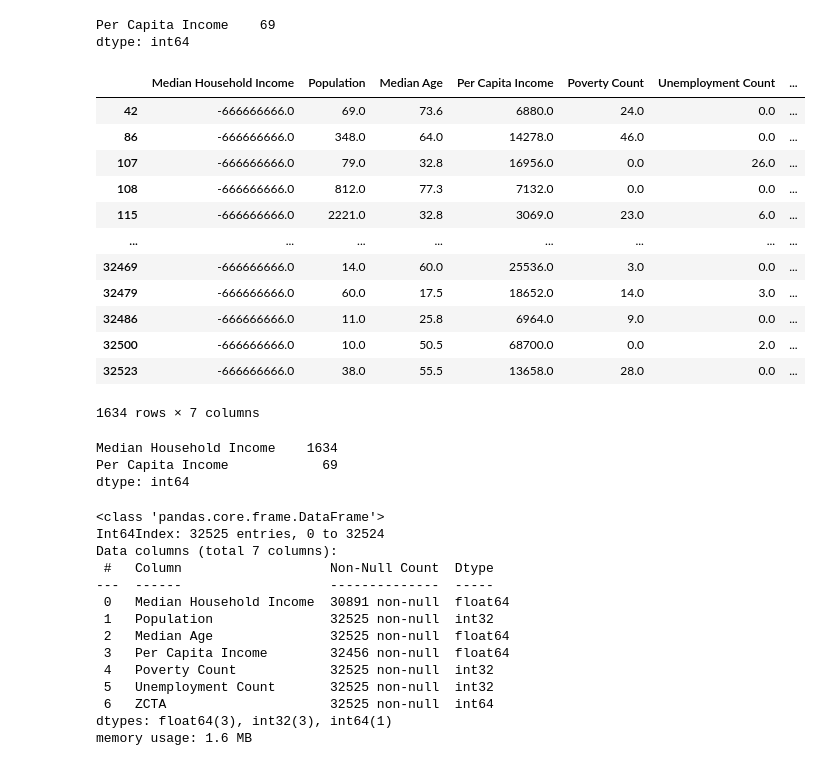
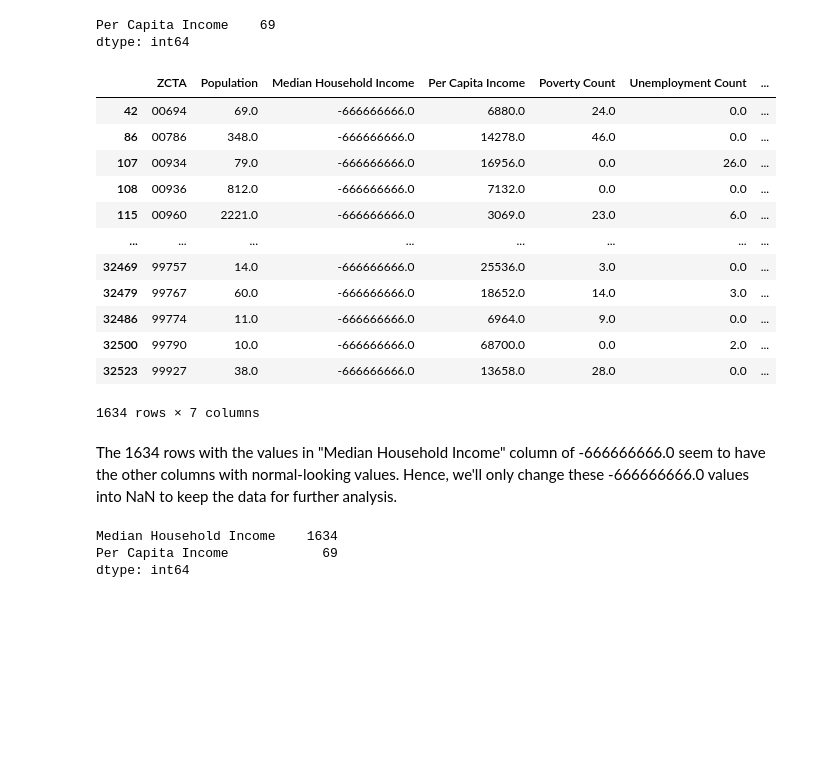
Before and after one commit to poojaisabelle/ETL-Project, a Jupyter notebook: 02_transform_census/02_transform_census_pooja.ipynb, the cells around one changed output. Cells and saved outputs as stored; diff of their text form; code cells hidden in the pictures; blank space fills up the shorter version.

```diff
--- a/02_transform_census/02_transform_census_pooja.ipynb
+++ b/02_transform_census/02_transform_census_pooja.ipynb
@@ -3,8 +3,8 @@
 import pandas as pd
 import numpy as np
 # %%
-#1 Read in census csv
-census_data = pd.read_csv("../00_input/census_data.csv")
+# 1 Read in census csv
+census_data = pd.read_csv("../00_input/census_data.csv", dtype={'ZCTA': 'str'})
 census_data.head()
 # %% [output]
 |  | Median Household Income | Population | Median Age | Per Capita Income | Poverty Count | Unemployment Count | ... |
@@ -13,3 +13,8 @@ census_data.head()
 | 2 | 16603.0 | 48814.0 | 41.1 | 11307.0 | 24337.0 | 3124.0 | ... |
 | 3 | 12832.0 | 6437.0 | 43.3 | 5943.0 | 4163.0 | 230.0 | ... |
 | 4 | 19309.0 | 27073.0 | 42.1 | 10220.0 | 11724.0 | 1290.0 | ... |
+# %%
+# Column Reordering
+census_data = census_data[["ZCTA", "Population", "Median Household Income", "Per Capita Income",
+                           "Poverty Count", "Unemployment Count", "Median Age"]]
+census_data.head()
@@ -52,5 +101,5 @@ df_age.head()
 # %%
-#3 Drop rows where Median  Age = -666666666.0 (564 rows dropped --> 32,556 rows left)
-clean_census = census_data[census_data['Median Age'] != -666666666.0]
+# 3 Drop rows where Median Age = -666666666.0 (564 rows dropped --> 32,556 rows left)
+clean_census = census_data[census_data['Median Age'] != min_age]
 clean_census
 # %% [output]
@@ -151,21 +200,23 @@ Per Capita Income    69
 dtype: int64
 # %%
 # Checking the rows that have -666666666.0 as Median HH income
-df_HH_income = clean_census[clean_census['Median Household Income'] == -666666666.0]
+df_HH_income = clean_census[clean_census['Median Household Income'] == min_income]
 df_HH_income
 # %% [output]
-|  | Median Household Income | Population | Median Age | Per Capita Income | Poverty Count | Unemployment Count | ... |
-| 42 | -666666666.0 | 69.0 | 73.6 | 6880.0 | 24.0 | 0.0 | ... |
-| 86 | -666666666.0 | 348.0 | 64.0 | 14278.0 | 46.0 | 0.0 | ... |
-| 107 | -666666666.0 | 79.0 | 32.8 | 16956.0 | 0.0 | 26.0 | ... |
-| 108 | -666666666.0 | 812.0 | 77.3 | 7132.0 | 0.0 | 0.0 | ... |
-| 115 | -666666666.0 | 2221.0 | 32.8 | 3069.0 | 23.0 | 6.0 | ... |
+|  | ZCTA | Population | Median Household Income | Per Capita Income | Poverty Count | Unemployment Count | ... |
+| 42 | 00694 | 69.0 | -666666666.0 | 6880.0 | 24.0 | 0.0 | ... |
+| 86 | 00786 | 348.0 | -666666666.0 | 14278.0 | 46.0 | 0.0 | ... |
+| 107 | 00934 | 79.0 | -666666666.0 | 16956.0 | 0.0 | 26.0 | ... |
+| 108 | 00936 | 812.0 | -666666666.0 | 7132.0 | 0.0 | 0.0 | ... |
+| 115 | 00960 | 2221.0 | -666666666.0 | 3069.0 | 23.0 | 6.0 | ... |
 | ... | ... | ... | ... | ... | ... | ... | ... |
-| 32469 | -666666666.0 | 14.0 | 60.0 | 25536.0 | 3.0 | 0.0 | ... |
-| 32479 | -666666666.0 | 60.0 | 17.5 | 18652.0 | 14.0 | 3.0 | ... |
-| 32486 | -666666666.0 | 11.0 | 25.8 | 6964.0 | 9.0 | 0.0 | ... |
-| 32500 | -666666666.0 | 10.0 | 50.5 | 68700.0 | 0.0 | 2.0 | ... |
-| 32523 | -666666666.0 | 38.0 | 55.5 | 13658.0 | 28.0 | 0.0 | ... |
+| 32469 | 99757 | 14.0 | -666666666.0 | 25536.0 | 3.0 | 0.0 | ... |
+| 32479 | 99767 | 60.0 | -666666666.0 | 18652.0 | 14.0 | 3.0 | ... |
+| 32486 | 99774 | 11.0 | -666666666.0 | 6964.0 | 9.0 | 0.0 | ... |
+| 32500 | 99790 | 10.0 | -666666666.0 | 68700.0 | 0.0 | 2.0 | ... |
+| 32523 | 99927 | 38.0 | -666666666.0 | 13658.0 | 28.0 | 0.0 | ... |
 1634 rows × 7 columns
+# %% [markdown]
+The 1634 rows with the values in "Median Household Income" column of -666666666.0 seem to have the other columns with normal-looking values. Hence, we'll only change these -666666666.0 values into NaN to keep the data for further analysis.
 # %%
 #7 Change remaining -666666666.0 values in Median HH Income to NaN
@@ -183,20 +234,3 @@ dtype: int64
 clean_census['Population'] = clean_census['Population'].astype(int)
 clean_census['Poverty Count'] = clean_census['Poverty Count'].astype(int)
 clean_census['Unemployment Count'] = clean_census['Unemployment Count'].astype(int)
-# %%
-clean_census.info()
-# %% [output]
-<class 'pandas.core.frame.DataFrame'>
-Int64Index: 32525 entries, 0 to 32524
-Data columns (total 7 columns):
- #   Column                   Non-Null Count  Dtype
----  ------                   --------------  -----
- 0   Median Household Income  30891 non-null  float64
- 1   Population               32525 non-null  int32
- 2   Median Age               32525 non-null  float64
- 3   Per Capita Income        32456 non-null  float64
- 4   Poverty Count            32525 non-null  int32
- 5   Unemployment Count       32525 non-null  int32
- 6   ZCTA                     32525 non-null  int64
-dtypes: float64(3), int32(3), int64(1)
-memory usage: 1.6 MB
```
Also changed, not shown: parts of 18 cells of this notebook, 1 other file.
